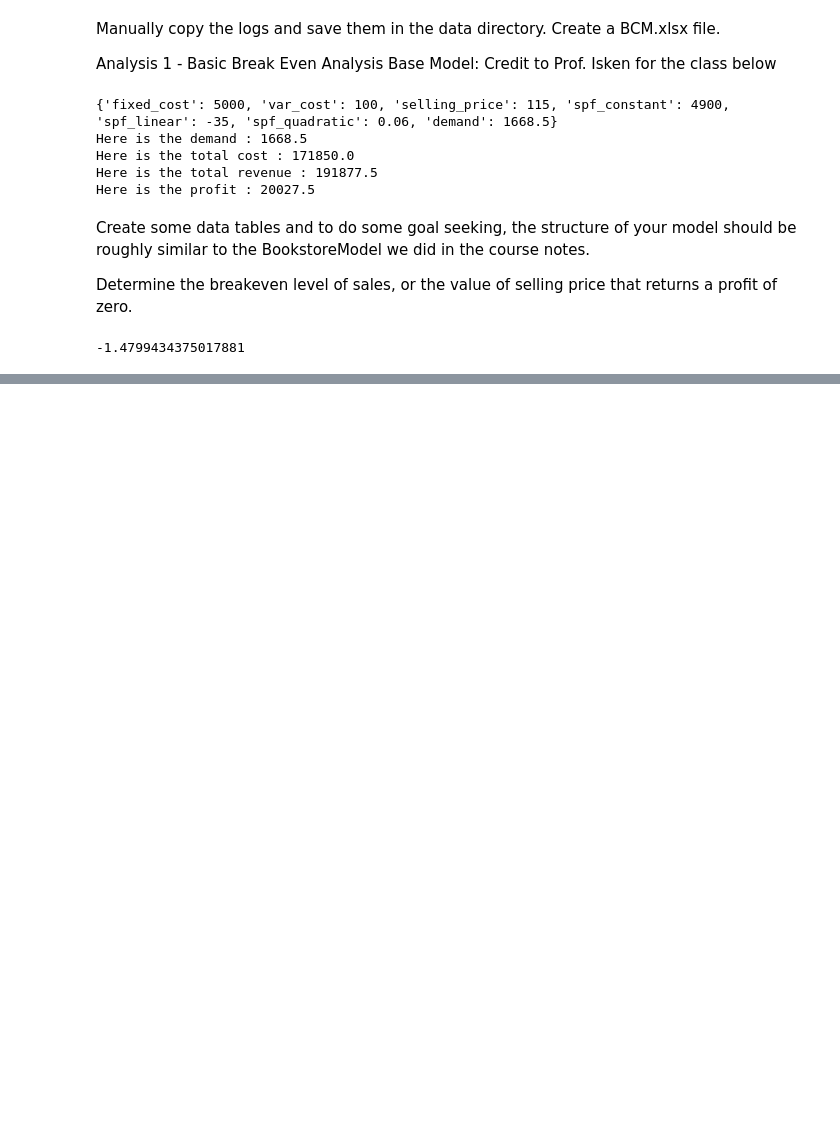
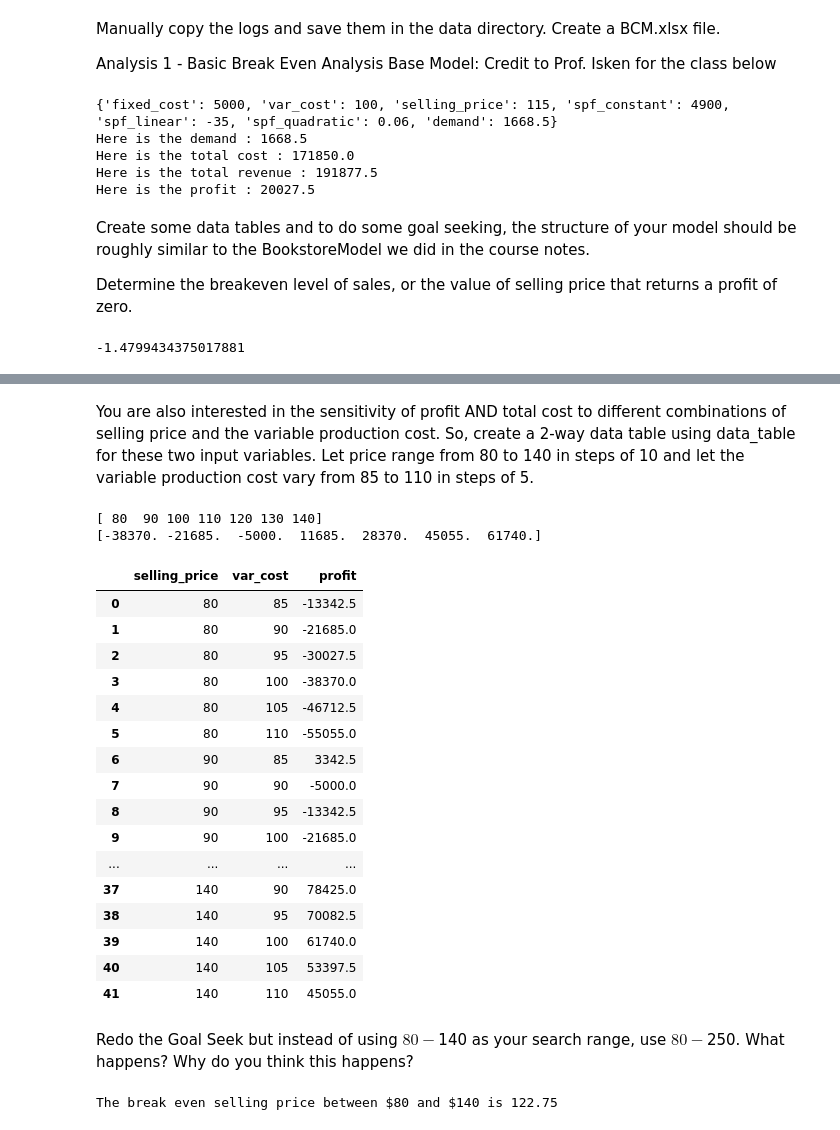
Before and after one commit to ajaygill2020/gill_hw2, a Jupyter notebook: gill_hw2_problem1.ipynb, the cells around one changed output, grey strips where cells are left out. Cells and saved outputs as stored; diff of their text form; code cells hidden in the pictures; blank space fills up the shorter version.

```diff
--- a/gill_hw2_problem1.ipynb
+++ b/gill_hw2_problem1.ipynb
@@ -89,0 +152,46 @@ model.data_table()
+# %% [markdown]
+You are also interested in the sensitivity of profit AND total cost to different combinations of selling price and the variable production cost. So, create a 2-way data table using data_table  for these two input variables. Let price range from 80 to 140 in steps of 10 and let the variable production cost vary from 85 to 110 in steps of 5.
+# %%
+model.selling_price = np.arange(80, 141, 10)
+print(model.selling_price)
+
+profit_array = model.profit()
+print(profit_array)
+
+inputs = {
+    'selling_price': np.arange(80, 141, 10),
+    'var_cost': np.arange(85, 111, 5)
+}
+
+outputs = {
+    'profit': profit_array
+}
+
+model.data_table(inputs, outputs)
+# %% [output]
+[ 80  90 100 110 120 130 140]
+[-38370. -21685.  -5000.  11685.  28370.  45055.  61740.]
+|  | selling_price | var_cost | profit |
+| 0 | 80 | 85 | -13342.5 |
+| 1 | 80 | 90 | -21685.0 |
+| 2 | 80 | 95 | -30027.5 |
+| 3 | 80 | 100 | -38370.0 |
+| 4 | 80 | 105 | -46712.5 |
+| 5 | 80 | 110 | -55055.0 |
+| 6 | 90 | 85 | 3342.5 |
+| 7 | 90 | 90 | -5000.0 |
+| 8 | 90 | 95 | -13342.5 |
+| 9 | 90 | 100 | -21685.0 |
+| ... | ... | ... | ... |
+| 37 | 140 | 90 | 78425.0 |
+| 38 | 140 | 95 | 70082.5 |
+| 39 | 140 | 100 | 61740.0 |
+| 40 | 140 | 105 | 53397.5 |
+| 41 | 140 | 110 | 45055.0 |
+# %% [markdown]
+Redo the Goal Seek but instead of using $80-$140 as your search range, use $80-$250. What happens? Why do you think this happens?
+# %%
+break_even_price = model.goal_seek('profit', 0, 'selling_price', 80, 251, 1)
+print(f'The break even selling price between $80 and $140 is {break_even_price}')
+# %% [output]
+The break even selling price between $80 and $140 is 122.75
```
Also changed, not shown: parts of 14 cells of this notebook.
